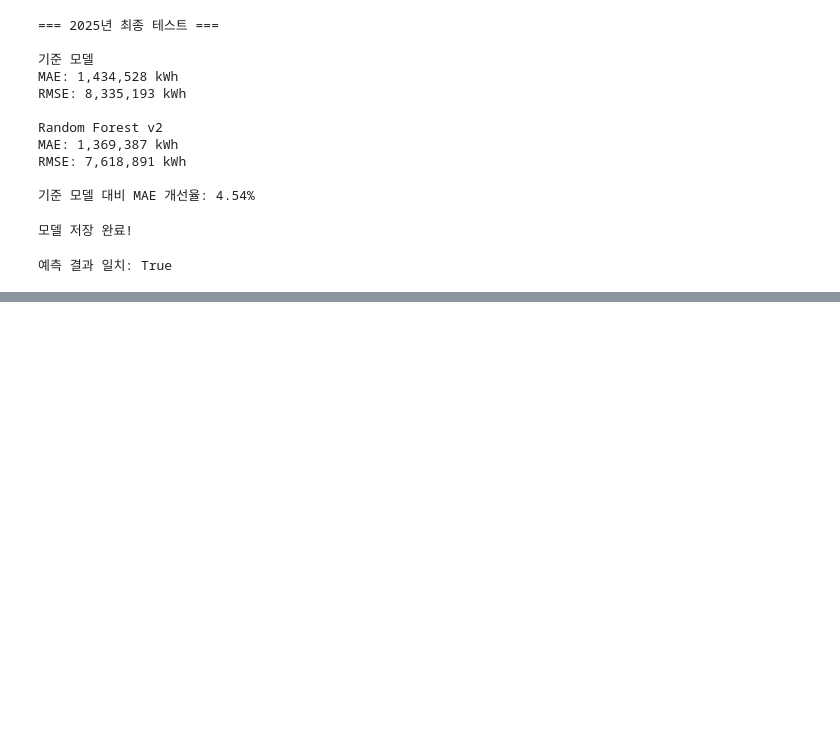
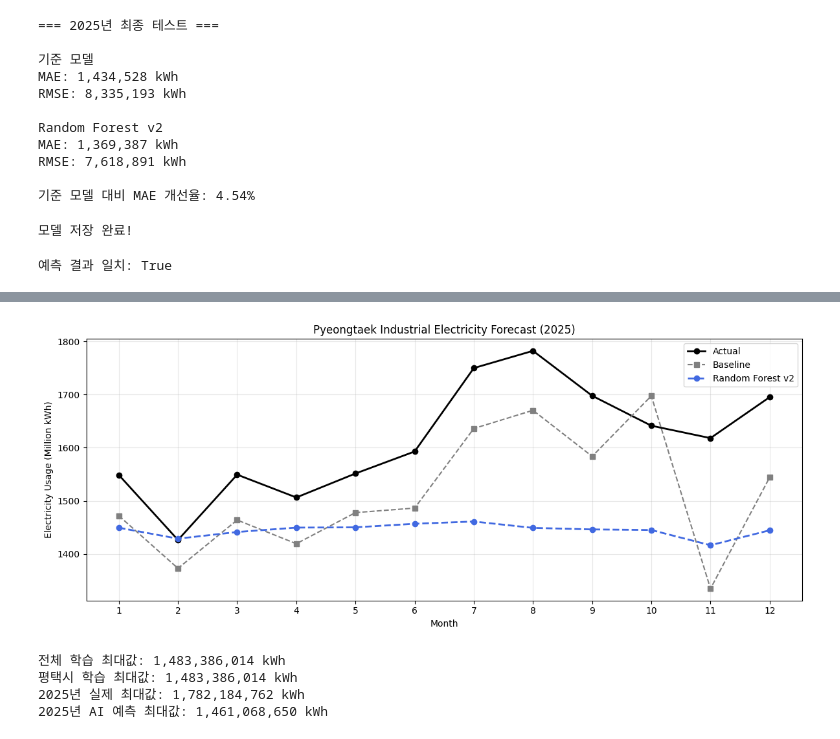
Before and after one commit to RVZ7428/EnergyMind-AI, a Jupyter notebook: electricity_eda/03_electricity_model.ipynb, the cells around one changed output, grey strips where cells are left out. Cells and saved outputs as stored; diff of their text form; code cells hidden in the pictures; blank space fills up the shorter version.

```diff
--- a/electricity_eda/03_electricity_model.ipynb
+++ b/electricity_eda/03_electricity_model.ipynb
@@ -476,0 +605,73 @@ print(
+# %%
+# STEP 28-3: 실제값과 예측값 비교
+
+plt.figure(figsize=(12, 5))
+
+months = sample["날짜"].dt.month
+
+# 실제 사용량
+plt.plot(
+    months,
+    sample["사용량"] / 1_000_000,
+    marker="o",
+    color="black",
+    label="Actual",
+    linewidth=2
+)
+
+# 기준 모델 예측값
+plt.plot(
+    months,
+    sample["기준예측"] / 1_000_000,
+    marker="s",
+    color="gray",
+    linestyle="--",
+    label="Baseline"
+)
+
+# AI 예측값
+plt.plot(
+    months,
+    sample["AI예측"] / 1_000_000,
+    marker="o",
+    color="royalblue",
+    linestyle="--",
+    label="Random Forest v2",
+    linewidth=2
+)
+
+plt.title("Pyeongtaek Industrial Electricity Forecast (2025)")
+plt.xlabel("Month")
+plt.ylabel("Electricity Usage (Million kWh)")
+plt.xticks(range(1, 13))
+plt.legend()
+plt.grid(alpha=0.3)
+plt.tight_layout()
+
+plt.show()
+# %% [output]
+[figure, added]
+# %%
+# 평택시 기준 그냥 거의 못 맞춤
+# 전체 학습 데이터의 최대 사용량
+print(f"전체 학습 최대값: {y_train.max():,.0f} kWh")
+
+# 평택시 산업용 학습 데이터
+pyeongtaek_train = train[
+    (train["시도"] == "경기도") &
+    (train["시군구"] == "평택시") &
+    (train["계약종별"] == "산업용")
+]
+
+print(f"평택시 학습 최대값: {pyeongtaek_train['사용량'].max():,.0f} kWh")
+
+# 2025년 실제 최대 사용량
+print(f"2025년 실제 최대값: {sample['사용량'].max():,.0f} kWh")
+
+# 2025년 AI 예측 최대값
+print(f"2025년 AI 예측 최대값: {sample['AI예측'].max():,.0f} kWh")
+# %% [output]
+전체 학습 최대값: 1,483,386,014 kWh
+평택시 학습 최대값: 1,483,386,014 kWh
+2025년 실제 최대값: 1,782,184,762 kWh
+2025년 AI 예측 최대값: 1,461,068,650 kWh
```
Also changed, not shown: parts of 6 cells of this notebook.
